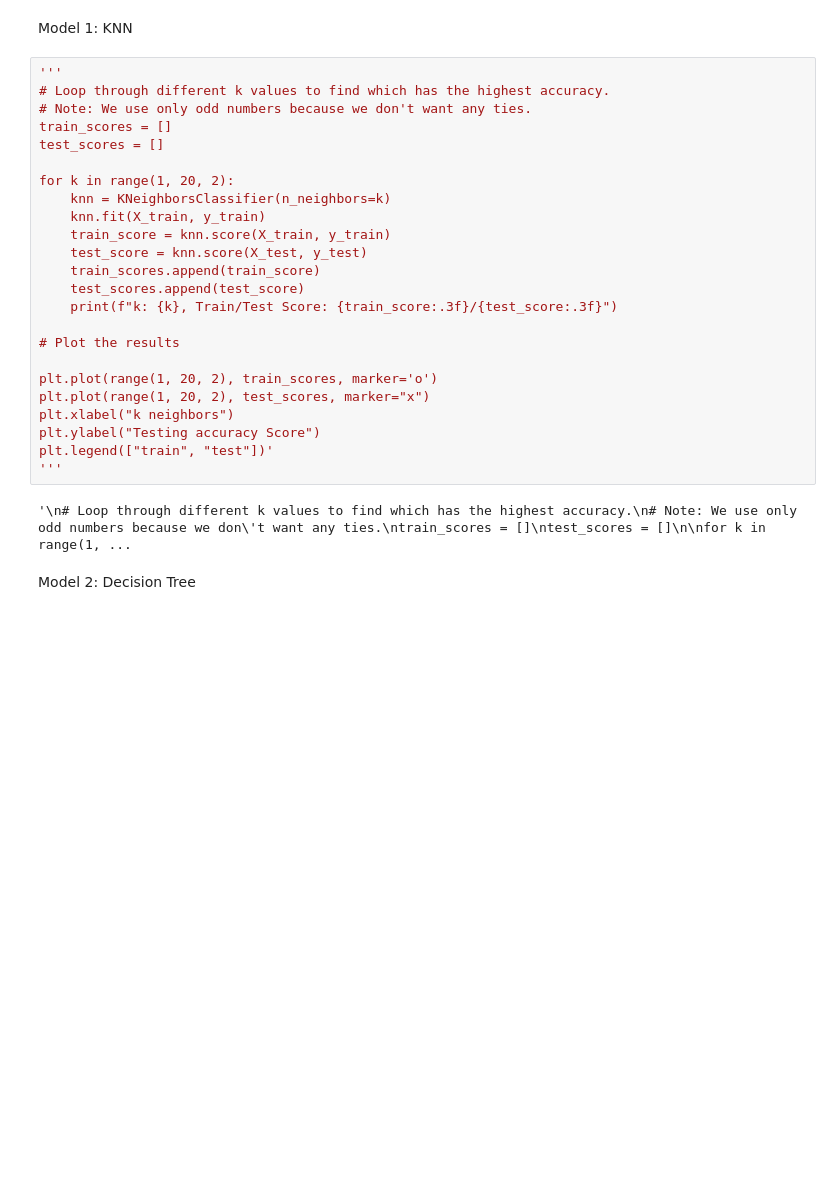
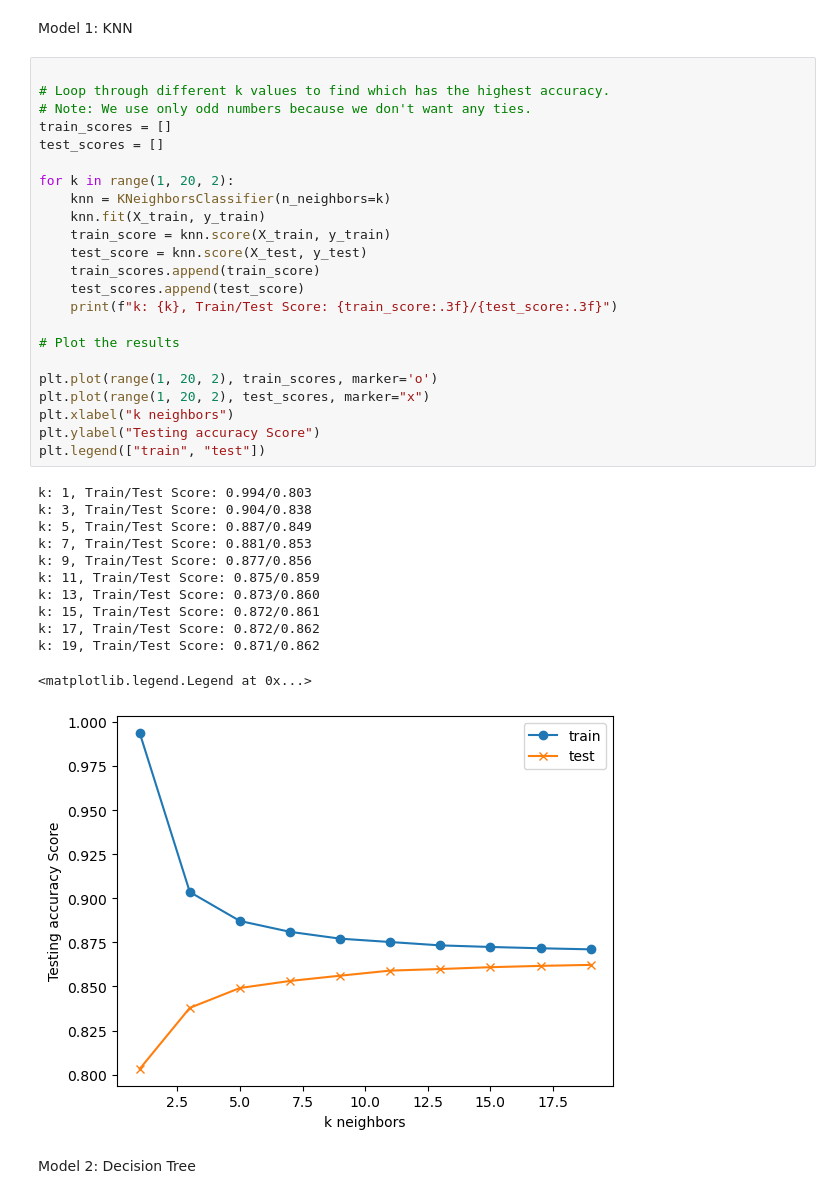
Before and after one commit to Mdfish9299/Project_Beta, a Jupyter notebook: Project.ipynb, the cells around one changed output. Saved outputs shown, nothing was run; the diff lists cells and outputs as text; blank space fills up the shorter version.

```diff
--- a/Project.ipynb
+++ b/Project.ipynb
@@ -204,31 +204,41 @@ X_train
 # %% [markdown]
 Model 1: KNN
 # %%
-'''
+
 # Loop through different k values to find which has the highest accuracy.
 # Note: We use only odd numbers because we don't want any ties.
 train_scores = []
 test_scores = []
 
 for k in range(1, 20, 2):
     knn = KNeighborsClassifier(n_neighbors=k)
     knn.fit(X_train, y_train)
     train_score = knn.score(X_train, y_train)
     test_score = knn.score(X_test, y_test)
     train_scores.append(train_score)
     test_scores.append(test_score)
     print(f"k: {k}, Train/Test Score: {train_score:.3f}/{test_score:.3f}")
 
 # Plot the results
 
 plt.plot(range(1, 20, 2), train_scores, marker='o')
 plt.plot(range(1, 20, 2), test_scores, marker="x")
 plt.xlabel("k neighbors")
 plt.ylabel("Testing accuracy Score")
-plt.legend(["train", "test"])'
-'''
+plt.legend(["train", "test"])
 # %% [output]
-'\n# Loop through different k values to find which has the highest accuracy.\n# Note: We use only odd numbers because we don\'t want any ties.\ntrain_scores = []\ntest_scores = []\n\nfor k in range(1, ...
+k: 1, Train/Test Score: 0.994/0.803
+k: 3, Train/Test Score: 0.904/0.838
+k: 5, Train/Test Score: 0.887/0.849
+k: 7, Train/Test Score: 0.881/0.853
+k: 9, Train/Test Score: 0.877/0.856
+k: 11, Train/Test Score: 0.875/0.859
+k: 13, Train/Test Score: 0.873/0.860
+k: 15, Train/Test Score: 0.872/0.861
+k: 17, Train/Test Score: 0.872/0.862
+k: 19, Train/Test Score: 0.871/0.862
+<matplotlib.legend.Legend at 0x...>
+[figure, added]
 # %% [markdown]
 Model 2: Decision Tree
 # %%
```
Also changed, not shown: parts of 3 cells of this notebook, 1 other file.
